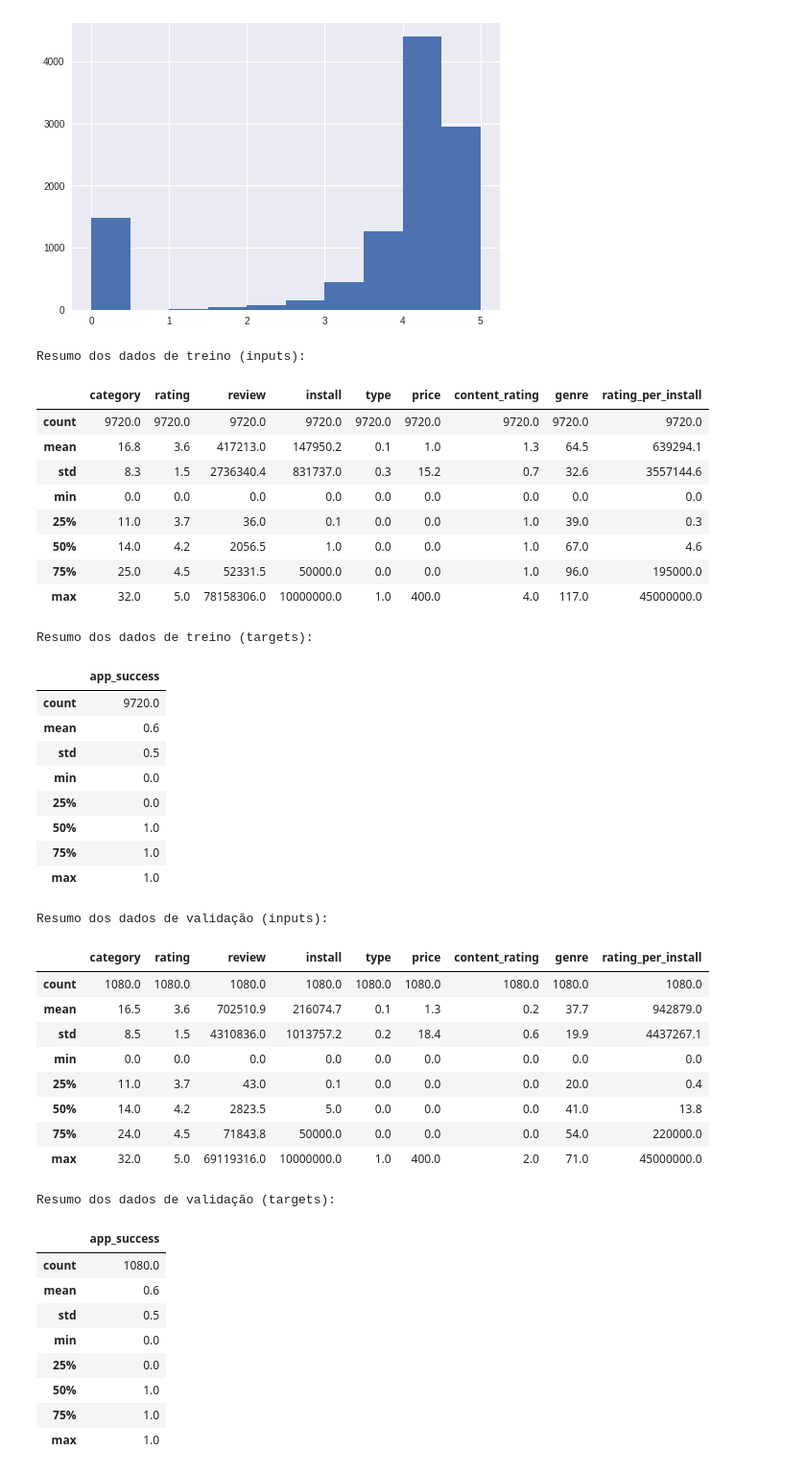
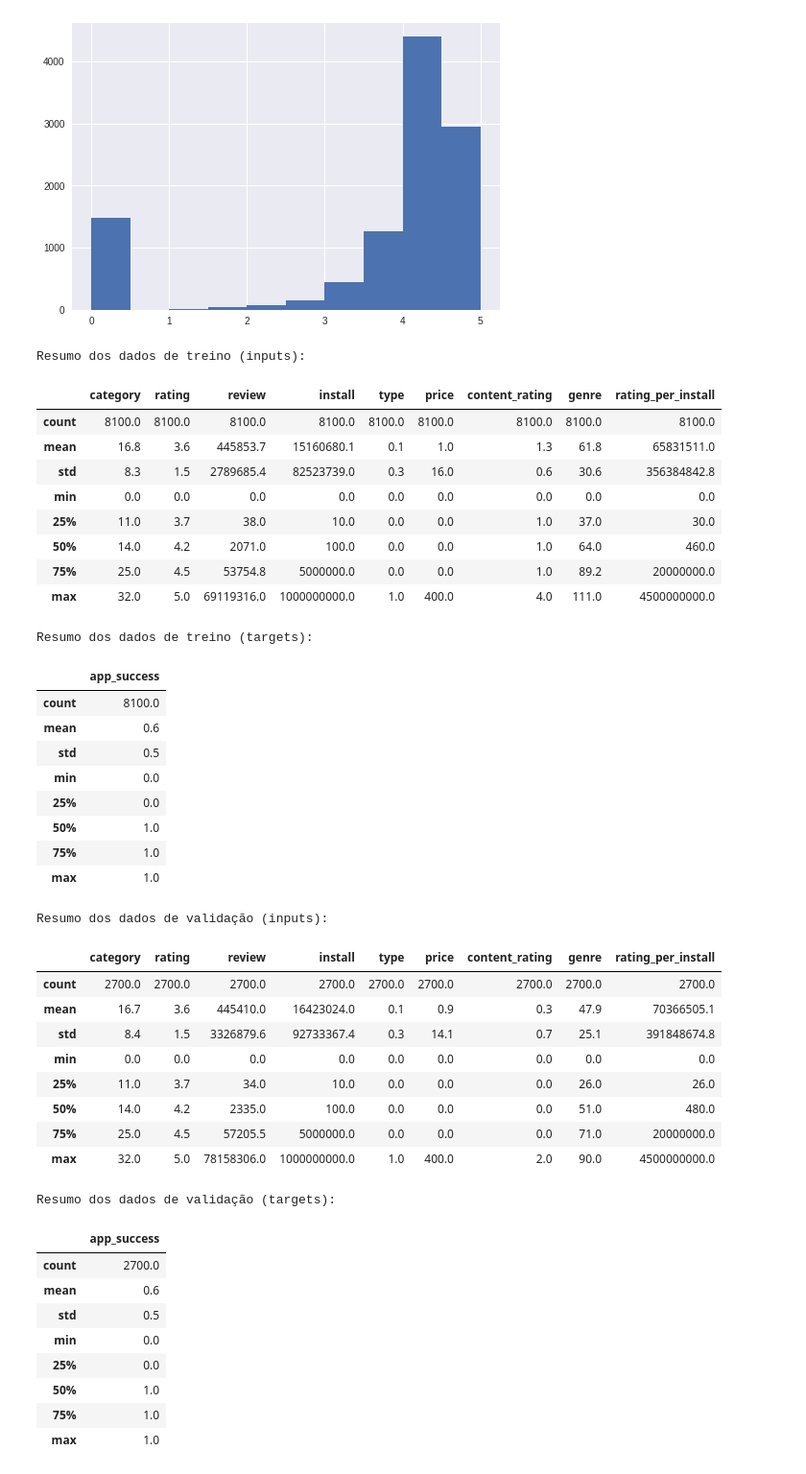
Before and after one commit to arthurflor23/courses, a Jupyter notebook: google-machine-learning-crash-course/16_google_play_store_(ratings).ipynb, the cells around one changed output. Shown: that part at 96% size. Cells and saved outputs as stored; diff of their text form; code cells hidden in the pictures.

```diff
--- a/google-machine-learning-crash-course/16_google_play_store_(ratings).ipynb
+++ b/google-machine-learning-crash-course/16_google_play_store_(ratings).ipynb
@@ -16,7 +16,6 @@ pd.options.display.float_format = '{:.1f}'.format
 
 googleplaystore_dataframe = pd.read_csv("https://raw.githubusercontent.com/arthurflor/courses/master/google-machine-learning-crash-course/googleplaystore_pre_process.csv", sep=",")
 googleplaystore_dataframe = googleplaystore_dataframe.reindex(np.random.permutation(googleplaystore_dataframe.index))
-googleplaystore_dataframe["install"] /= 100
 googleplaystore_dataframe
 # %% [output]
 |  | app | category | rating | review | size | install | type | price | content_rating | genre | ... |
@@ -84,13 +83,14 @@ def preprocess_targets(googleplaystore_dataframe):
   output_targets = pd.DataFrame()
 
   # Criando valor representando um "app de sucesso" com limiar de rating em 4 e número de reviews em 1000.
-  output_targets["app_success"] = ((googleplaystore_dataframe["rating"] * googleplaystore_dataframe["install"]) > 4).astype(float)
+  norm_rating = (googleplaystore_dataframe["rating"] * (googleplaystore_dataframe["install"]/100))
+  output_targets["app_success"] = (norm_rating > 4).astype(float)
 
   return output_targets
 # %%
 length = len(googleplaystore_dataframe)
-training_len = int(length * 0.9)
-validation_len = int(length * 0.1)
+training_len = int(length * 0.75)
+validation_len = int(length * 0.25)
 
 training_examples = preprocess_features(googleplaystore_dataframe.head(training_len))
 training_targets = preprocess_targets(googleplaystore_dataframe.head(training_len))
@@ -98,52 +98,52 @@ training_targets = preprocess_targets(googleplaystore_dataframe.head(training_le
 validation_examples = preprocess_features(googleplaystore_dataframe.tail(validation_len))
 validation_targets = preprocess_targets(googleplaystore_dataframe.tail(validation_len))
 
 print("Resumo dos dados de treino (inputs):")
 display.display(training_examples.describe())
 
 print("Resumo dos dados de treino (targets):")
 display.display(training_targets.describe())
 
 
 print("Resumo dos dados de validação (inputs):")
 display.display(validation_examples.describe())
 
 print("Resumo dos dados de validação (targets):")
 display.display(validation_targets.describe())
 # %% [output]
 Resumo dos dados de treino (inputs):
 |  | category | rating | review | install | type | price | content_rating | genre | rating_per_install |
-| count | 9720.0 | 9720.0 | 9720.0 | 9720.0 | 9720.0 | 9720.0 | 9720.0 | 9720.0 | 9720.0 |
-| mean | 16.8 | 3.6 | 417213.0 | 147950.2 | 0.1 | 1.0 | 1.3 | 64.5 | 639294.1 |
-| std | 8.3 | 1.5 | 2736340.4 | 831737.0 | 0.3 | 15.2 | 0.7 | 32.6 | 3557144.6 |
+| count | 8100.0 | 8100.0 | 8100.0 | 8100.0 | 8100.0 | 8100.0 | 8100.0 | 8100.0 | 8100.0 |
+| mean | 16.8 | 3.6 | 445853.7 | 15160680.1 | 0.1 | 1.0 | 1.3 | 61.8 | 65831511.0 |
+| std | 8.3 | 1.5 | 2789685.4 | 82523739.0 | 0.3 | 16.0 | 0.6 | 30.6 | 356384842.8 |
 | min | 0.0 | 0.0 | 0.0 | 0.0 | 0.0 | 0.0 | 0.0 | 0.0 | 0.0 |
-| 25% | 11.0 | 3.7 | 36.0 | 0.1 | 0.0 | 0.0 | 1.0 | 39.0 | 0.3 |
-| 50% | 14.0 | 4.2 | 2056.5 | 1.0 | 0.0 | 0.0 | 1.0 | 67.0 | 4.6 |
-| 75% | 25.0 | 4.5 | 52331.5 | 50000.0 | 0.0 | 0.0 | 1.0 | 96.0 | 195000.0 |
-| max | 32.0 | 5.0 | 78158306.0 | 10000000.0 | 1.0 | 400.0 | 4.0 | 117.0 | 45000000.0 |
+| 25% | 11.0 | 3.7 | 38.0 | 10.0 | 0.0 | 0.0 | 1.0 | 37.0 | 30.0 |
+| 50% | 14.0 | 4.2 | 2071.0 | 100.0 | 0.0 | 0.0 | 1.0 | 64.0 | 460.0 |
+| 75% | 25.0 | 4.5 | 53754.8 | 5000000.0 | 0.0 | 0.0 | 1.0 | 89.2 | 20000000.0 |
+| max | 32.0 | 5.0 | 69119316.0 | 1000000000.0 | 1.0 | 400.0 | 4.0 | 111.0 | 4500000000.0 |
 Resumo dos dados de treino (targets):
 |  | app_success |
-| count | 9720.0 |
+| count | 8100.0 |
 | mean | 0.6 |
 | std | 0.5 |
 | min | 0.0 |
 | 25% | 0.0 |
 | 50% | 1.0 |
 | 75% | 1.0 |
 | max | 1.0 |
 Resumo dos dados de validação (inputs):
 |  | category | rating | review | install | type | price | content_rating | genre | rating_per_install |
-| count | 1080.0 | 1080.0 | 1080.0 | 1080.0 | 1080.0 | 1080.0 | 1080.0 | 1080.0 | 1080.0 |
-| mean | 16.5 | 3.6 | 702510.9 | 216074.7 | 0.1 | 1.3 | 0.2 | 37.7 | 942879.0 |
-| std | 8.5 | 1.5 | 4310836.0 | 1013757.2 | 0.2 | 18.4 | 0.6 | 19.9 | 4437267.1 |
+| count | 2700.0 | 2700.0 | 2700.0 | 2700.0 | 2700.0 | 2700.0 | 2700.0 | 2700.0 | 2700.0 |
+| mean | 16.7 | 3.6 | 445410.0 | 16423024.0 | 0.1 | 0.9 | 0.3 | 47.9 | 70366505.1 |
+| std | 8.4 | 1.5 | 3326879.6 | 92733367.4 | 0.3 | 14.1 | 0.7 | 25.1 | 391848674.8 |
 | min | 0.0 | 0.0 | 0.0 | 0.0 | 0.0 | 0.0 | 0.0 | 0.0 | 0.0 |
-| 25% | 11.0 | 3.7 | 43.0 | 0.1 | 0.0 | 0.0 | 0.0 | 20.0 | 0.4 |
-| 50% | 14.0 | 4.2 | 2823.5 | 5.0 | 0.0 | 0.0 | 0.0 | 41.0 | 13.8 |
-| 75% | 24.0 | 4.5 | 71843.8 | 50000.0 | 0.0 | 0.0 | 0.0 | 54.0 | 220000.0 |
-| max | 32.0 | 5.0 | 69119316.0 | 10000000.0 | 1.0 | 400.0 | 2.0 | 71.0 | 45000000.0 |
+| 25% | 11.0 | 3.7 | 34.0 | 10.0 | 0.0 | 0.0 | 0.0 | 26.0 | 26.0 |
+| 50% | 14.0 | 4.2 | 2335.0 | 100.0 | 0.0 | 0.0 | 0.0 | 51.0 | 480.0 |
+| 75% | 25.0 | 4.5 | 57205.5 | 5000000.0 | 0.0 | 0.0 | 0.0 | 71.0 | 20000000.0 |
+| max | 32.0 | 5.0 | 78158306.0 | 1000000000.0 | 1.0 | 400.0 | 2.0 | 90.0 | 4500000000.0 |
 Resumo dos dados de validação (targets):
 |  | app_success |
-| count | 1080.0 |
+| count | 2700.0 |
 | mean | 0.6 |
 | std | 0.5 |
 | min | 0.0 |
```
Also changed, not shown: parts of 3 cells of this notebook.
